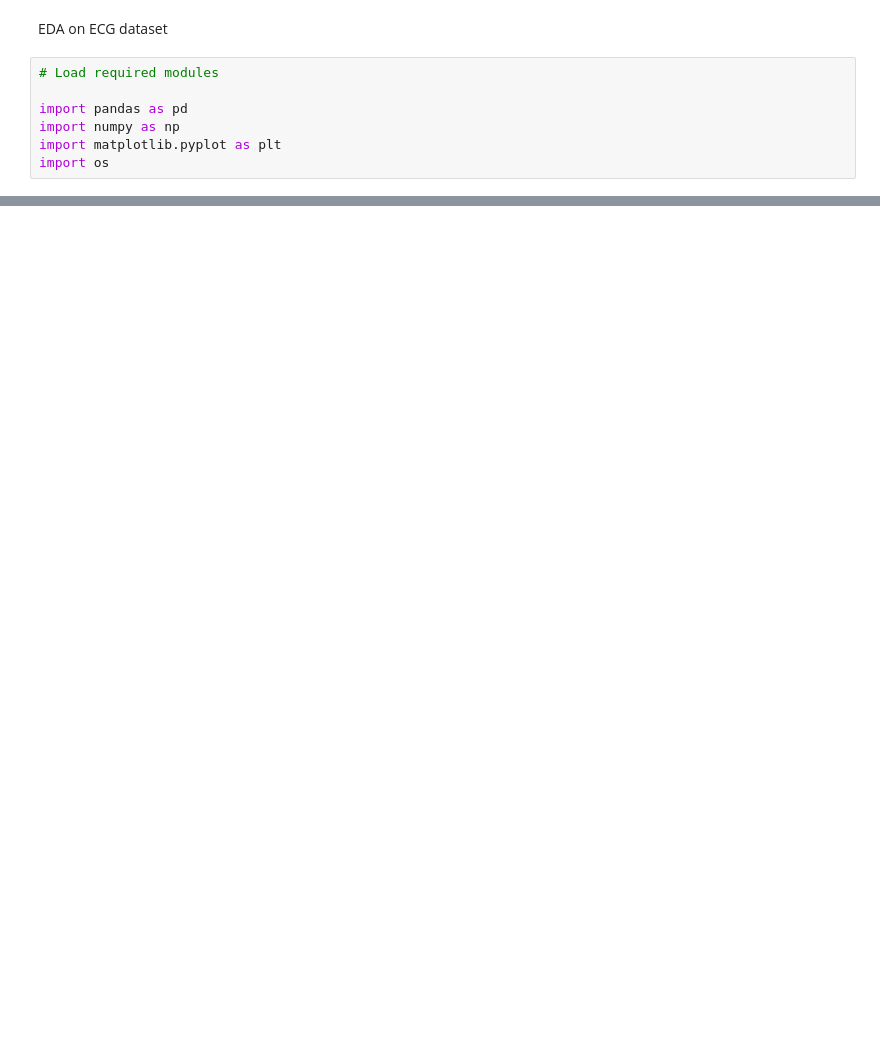
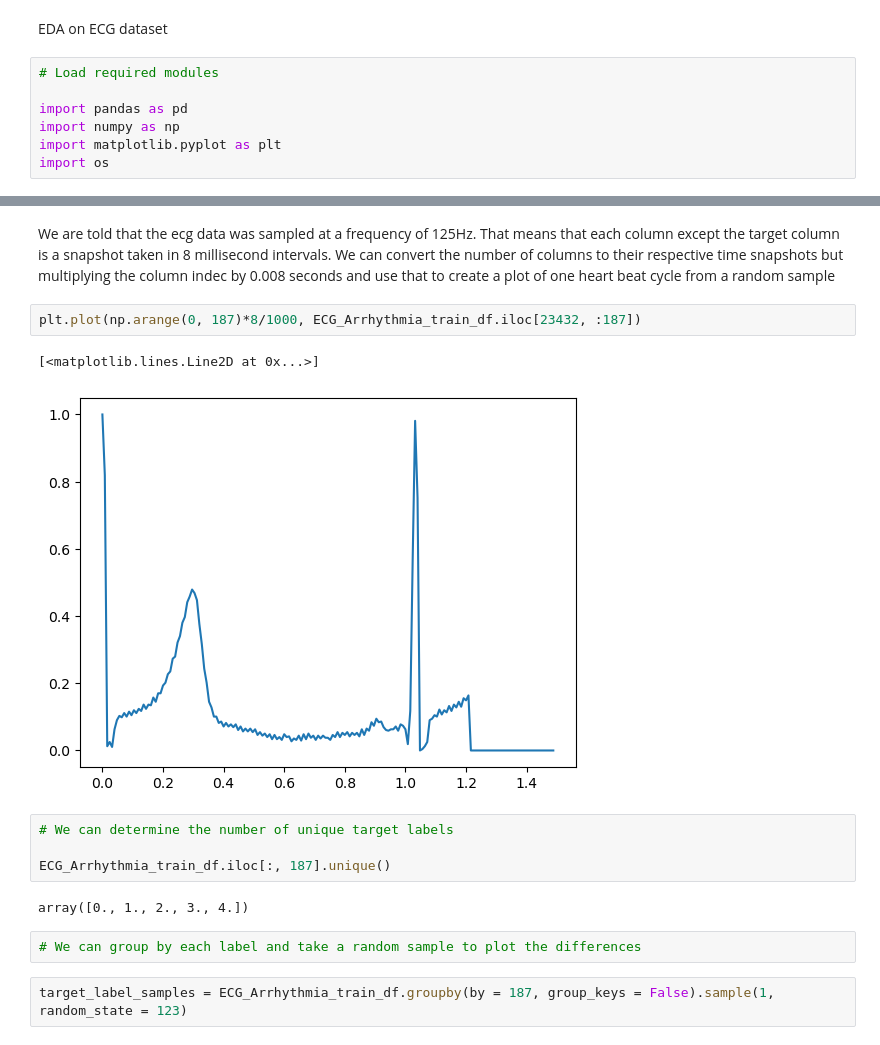
Before and after one commit to uhsipra/MECE788_FinalProject, a Jupyter notebook: MECE788_ECGDataset_EDA.ipynb, the cells around one changed output, grey strips where cells are left out. Drawn from its saved outputs; the diff is of its cells as text; blank space fills up the shorter version.

```diff
--- a/MECE788_ECGDataset_EDA.ipynb
+++ b/MECE788_ECGDataset_EDA.ipynb
@@ -34,0 +32,17 @@ memory usage: 125.6 MB
+# %% [markdown]
+We are told that the ecg data was sampled at a frequency of 125Hz. That means that each column except the target column is a snapshot taken in 8 millisecond intervals. We can convert the number of columns to their respective time snapshots but multiplying the column indec by 0.008 seconds and use that to create a plot of one heart beat cycle from a random sample
+# %%
+plt.plot(np.arange(0, 187)*8/1000, ECG_Arrhythmia_train_df.iloc[23432, :187])
+# %% [output]
+[<matplotlib.lines.Line2D at 0x...>]
+[figure, added]
+# %%
+# We can determine the number of unique target labels
+
+ECG_Arrhythmia_train_df.iloc[:, 187].unique()
+# %% [output]
+array([0., 1., 2., 3., 4.])
+# %%
+# We can group by each label and take a random sample to plot the differences
+# %%
+target_label_samples = ECG_Arrhythmia_train_df.groupby(by = 187, group_keys = False).sample(1, random_state = 123)
```
Also changed, not shown: parts of 15 cells of this notebook.
